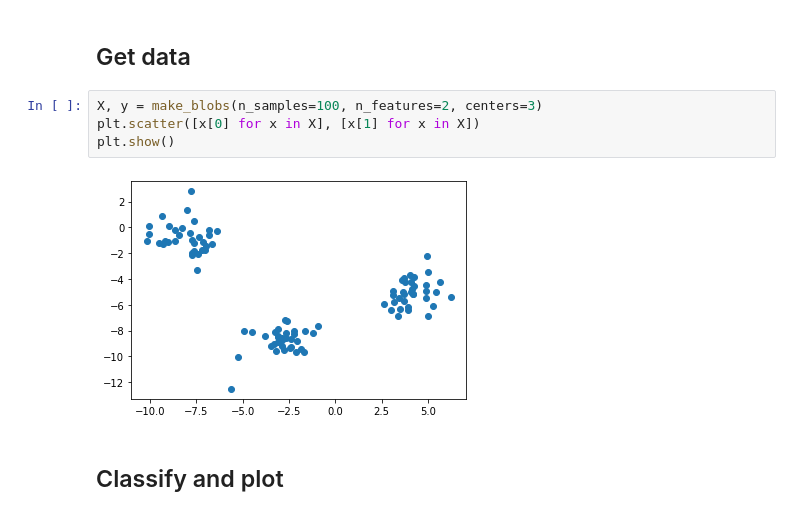
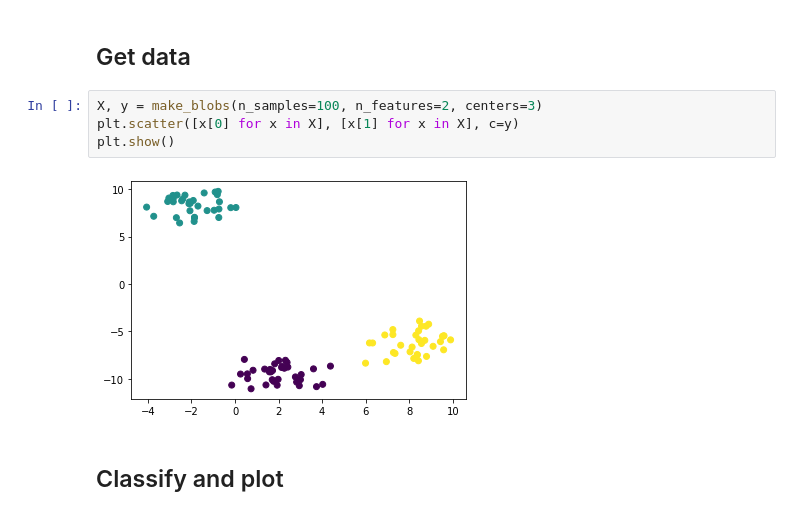
Before and after one commit to felixriese/susi, a Jupyter notebook: examples/SOMClustering.ipynb, the cells around one changed output. Cells and saved outputs as stored; diff of their text form.

```diff
--- a/examples/SOMClustering.ipynb
+++ b/examples/SOMClustering.ipynb
@@ -15,10 +15,10 @@ import susi
 ## Get data
 # %%
 X, y = make_blobs(n_samples=100, n_features=2, centers=3)
-plt.scatter([x[0] for x in X], [x[1] for x in X])
+plt.scatter([x[0] for x in X], [x[1] for x in X], c=y)
 plt.show()
 # %% [output]
-[figure, old version]
+[figure, new version]
 # %% [markdown]
 ## Classify and plot
 # %%
```
Also changed, not shown: parts of 3 cells of this notebook, 2 other files.
